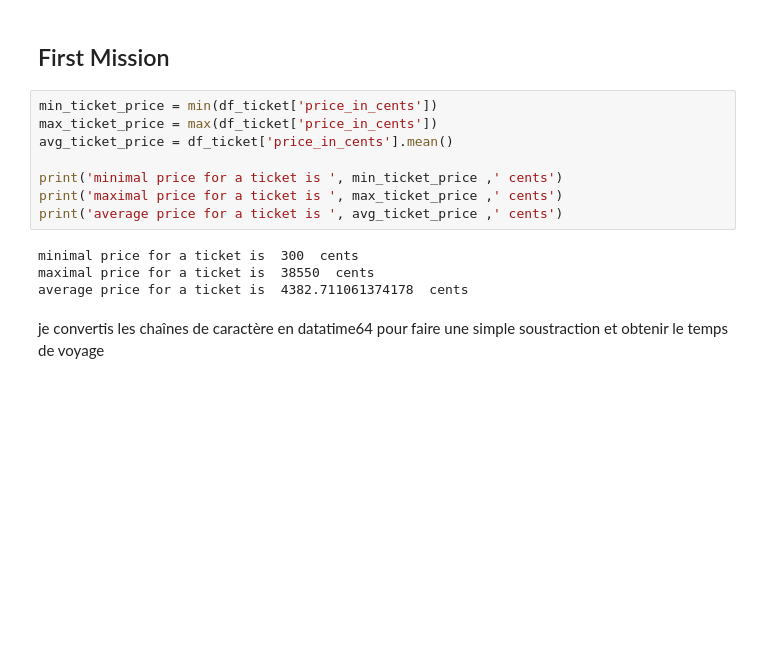
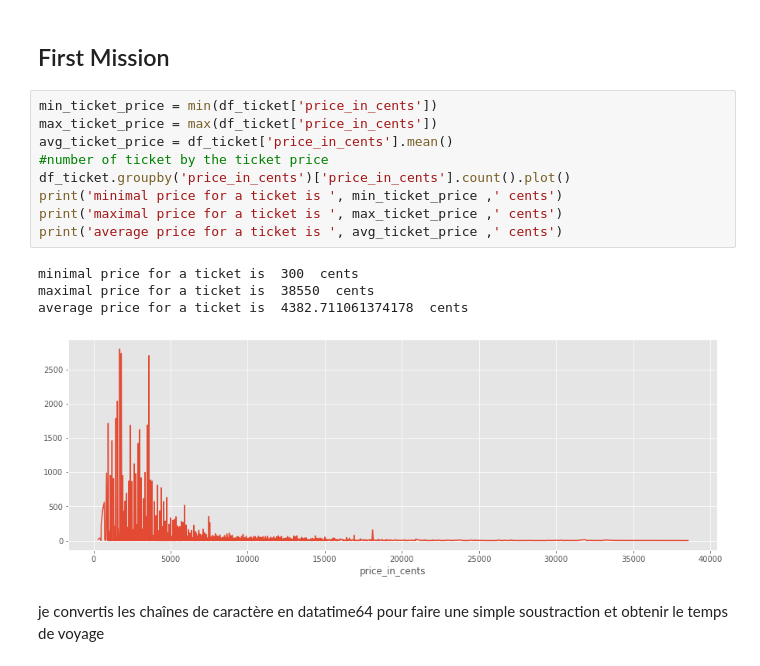
Before and after one commit to HugoGrellier/Tictactrip, a Jupyter notebook: Tictactrip.ipynb, the cells around one changed output. Saved outputs shown, nothing was run; the diff lists cells and outputs as text; blank space fills up the shorter version.

```diff
--- a/Tictactrip.ipynb
+++ b/Tictactrip.ipynb
@@ -71,15 +71,17 @@ df_ticket.head()
 # %%
 min_ticket_price = min(df_ticket['price_in_cents'])
 max_ticket_price = max(df_ticket['price_in_cents'])
 avg_ticket_price = df_ticket['price_in_cents'].mean()
-
+#number of ticket by the ticket price
+df_ticket.groupby('price_in_cents')['price_in_cents'].count().plot()
 print('minimal price for a ticket is ', min_ticket_price ,' cents')
 print('maximal price for a ticket is ', max_ticket_price ,' cents')
 print('average price for a ticket is ', avg_ticket_price ,' cents')
 # %% [output]
 minimal price for a ticket is  300  cents
 maximal price for a ticket is  38550  cents
 average price for a ticket is  4382.711061374178  cents
+[figure, added]
 # %% [markdown]
 je convertis les chaînes de caractère en datatime64 pour faire une simple soustraction et obtenir le temps de voyage
 # %%
```
Also changed, not shown: parts of 10 cells of this notebook.
